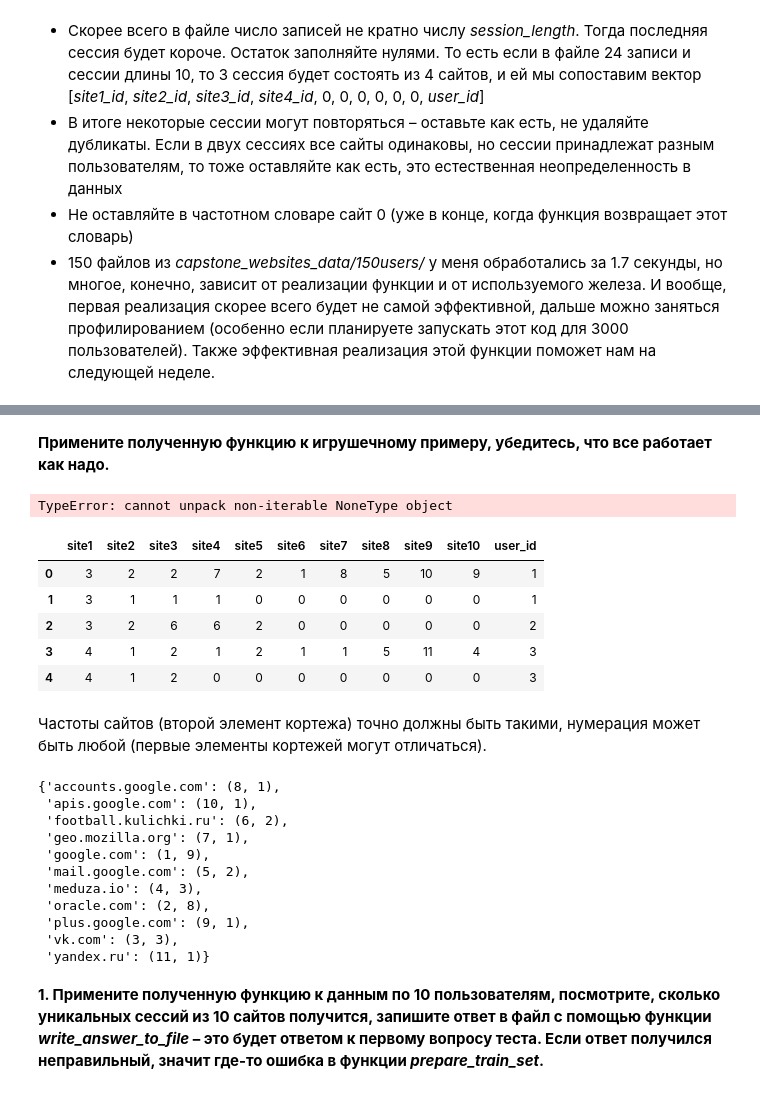
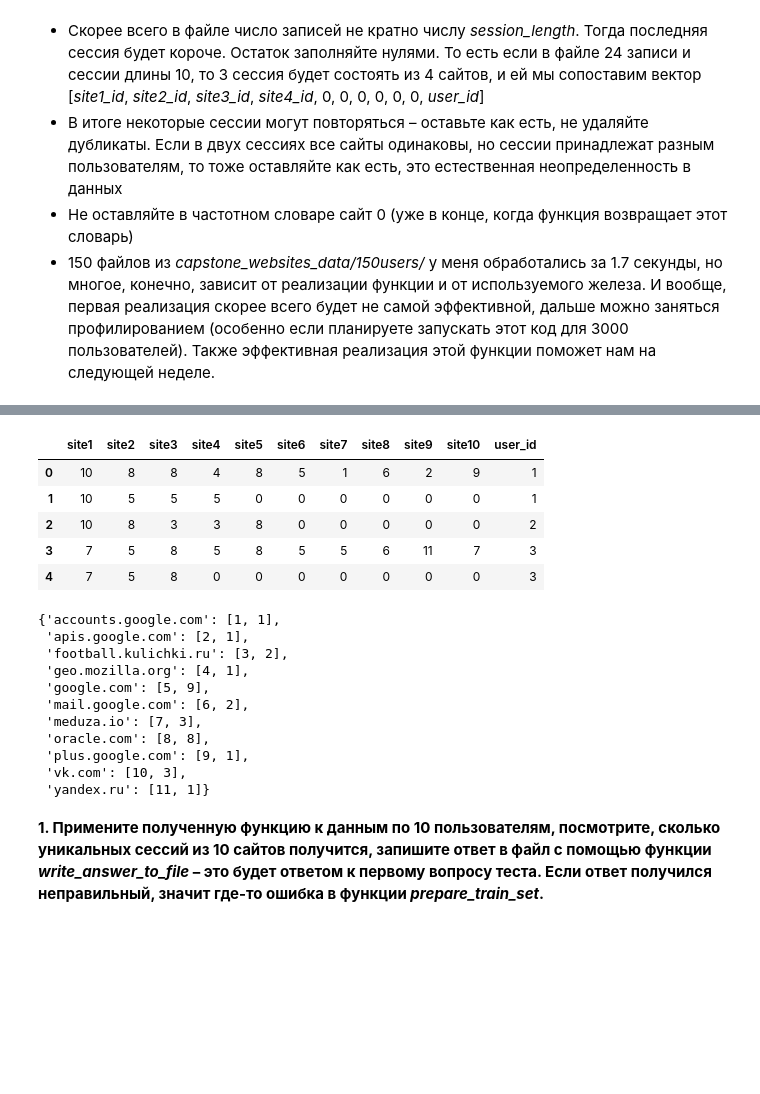
Before and after one commit to Mynzhassar/internet-user-identification, a Jupyter notebook: week1_prepare_dataset.ipynb, the cells around one changed output, grey strips where cells are left out. Drawn from its saved outputs; the diff is of its cells as text; code cells hidden in the pictures; blank space fills up the shorter version.

Commit message:
prepared dataset

```diff
--- a/week1_prepare_dataset.ipynb
+++ b/week1_prepare_dataset.ipynb
@@ -269,7 +266,7 @@ from os.path import isfile, join
 # %%
 def prepare_train_set(path_to_csv_files, session_length=10):
     ''' ВАШ КОД ЗДЕСЬ '''
-    files = glob.glob(path_to_csv_files + "/*.csv")
+    files = glob(path_to_csv_files + "/*.csv")
 
     files_list = []
     for filename in files:
@@ -288,9 +285,24 @@ def prepare_train_set(path_to_csv_files, session_length=10):
         else:
             dict_freq[site][1] += 1
 
-    indexes = np.array(range(session_length))
-    columns = [f"site{i}" for i in (indexes + 1)] + ['user_id']
 
-    df = pd.DataFrame(0, index=indexes, columns=columns)
+    sessions = []
+    for i, file in enumerate(files):
+        user_session = pd.read_csv(file, index_col=None, header=0).iloc[:, 1]
+        cur_session = []
 
-    return df, dict_freq
+        for j, session in enumerate(user_session):
+
+            cur_session.append(dict_freq[session][0])
+
+            if j == len(user_session) - 1:
+                while len(cur_session) % 10 != 0: cur_session.append(0)
+
+            if len(cur_session) % 10 == 0 and len(cur_session):
+                sessions.append(cur_session + [i + 1])
+                cur_session = []
+
+    train_set = pd.DataFrame(sessions)
+    train_set.columns = [f'site{i}' for i in range(1, session_length + 1)] + ['user_id']
+
+    return train_set, dict_freq
@@ -312,34 +309,27 @@ d
-# %% [markdown]
-**Примените полученную функцию к игрушечному примеру, убедитесь, что все работает как надо.**
-# %%
-train_data_toy, site_freq_3users = prepare_train_set(os.path.join(PATH_TO_DATA, '3users'),
-                                                     session_length=10)
-# %% [output]
-TypeError: cannot unpack non-iterable NoneType object
-# %%
-train_data_toy
-# %% [output]
-|  | site1 | site2 | site3 | site4 | site5 | site6 | site7 | site8 | site9 | site10 | user_id |
-| 0 | 3 | 2 | 2 | 7 | 2 | 1 | 8 | 5 | 10 | 9 | 1 |
-| 1 | 3 | 1 | 1 | 1 | 0 | 0 | 0 | 0 | 0 | 0 | 1 |
-| 2 | 3 | 2 | 6 | 6 | 2 | 0 | 0 | 0 | 0 | 0 | 2 |
-| 3 | 4 | 1 | 2 | 1 | 2 | 1 | 1 | 5 | 11 | 4 | 3 |
-| 4 | 4 | 1 | 2 | 0 | 0 | 0 | 0 | 0 | 0 | 0 | 3 |
-# %% [markdown]
-Частоты сайтов (второй элемент кортежа) точно должны быть такими, нумерация может быть любой (первые элементы кортежей могут отличаться).
+# %%
+train_data_3users, site_freq_3users = prepare_train_set('3users')
+# %%
+train_data_3users
+# %% [output]
+|  | site1 | site2 | site3 | site4 | site5 | site6 | site7 | site8 | site9 | site10 | user_id |
+| 0 | 10 | 8 | 8 | 4 | 8 | 5 | 1 | 6 | 2 | 9 | 1 |
+| 1 | 10 | 5 | 5 | 5 | 0 | 0 | 0 | 0 | 0 | 0 | 1 |
+| 2 | 10 | 8 | 3 | 3 | 8 | 0 | 0 | 0 | 0 | 0 | 2 |
+| 3 | 7 | 5 | 8 | 5 | 8 | 5 | 5 | 6 | 11 | 7 | 3 |
+| 4 | 7 | 5 | 8 | 0 | 0 | 0 | 0 | 0 | 0 | 0 | 3 |
 # %%
 site_freq_3users
 # %% [output]
-{'accounts.google.com': (8, 1),
- 'apis.google.com': (10, 1),
- 'football.kulichki.ru': (6, 2),
- 'geo.mozilla.org': (7, 1),
- 'google.com': (1, 9),
- 'mail.google.com': (5, 2),
- 'meduza.io': (4, 3),
- 'oracle.com': (2, 8),
- 'plus.google.com': (9, 1),
- 'vk.com': (3, 3),
- 'yandex.ru': (11, 1)}
+{'accounts.google.com': [1, 1],
+ 'apis.google.com': [2, 1],
+ 'football.kulichki.ru': [3, 2],
+ 'geo.mozilla.org': [4, 1],
+ 'google.com': [5, 9],
+ 'mail.google.com': [6, 2],
+ 'meduza.io': [7, 3],
+ 'oracle.com': [8, 8],
+ 'plus.google.com': [9, 1],
+ 'vk.com': [10, 3],
+ 'yandex.ru': [11, 1]}
 # %% [markdown]
 **1. Примените полученную функцию к данным по 10 пользователям, посмотрите, сколько уникальных сессий из 10 сайтов получится, запишите ответ в файл с помощью функции *write_answer_to_file* – это будет ответом к первому вопросу теста. Если ответ получился неправильный, значит где-то ошибка в функции *prepare_train_set*.**
```
Also changed, not shown: parts of 20 cells of this notebook, 6 other files.
